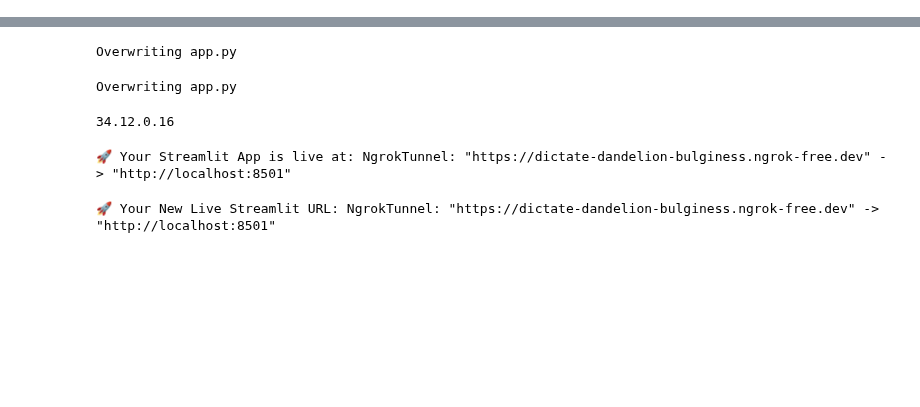
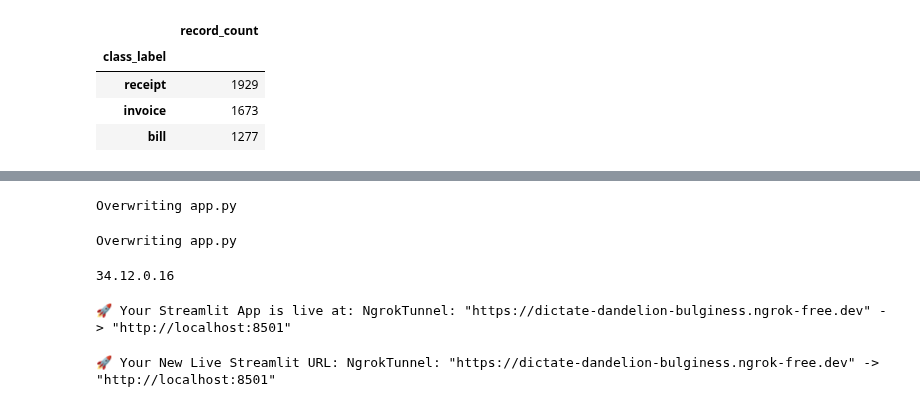
Before and after one commit to Rakesh-S-209/AIML-training-projects, a Jupyter notebook: OCR.ipynb, the cells around one changed output, grey strips where cells are left out. Cells and saved outputs as stored; diff of their text form; code cells hidden in the pictures; blank space fills up the shorter version.

```diff
--- a/OCR.ipynb
+++ b/OCR.ipynb
@@ -197,0 +477,85 @@ Actual Receipt          0             0           200
+# %%
+# ============================================================
+# INTEGRATE RECEIPTS + INVOICES + BILLS
+# Final columns: text, class_label
+# ============================================================
+
+import os
+import re
+import pandas as pd
+from IPython.display import display
+
+# 1. Save receipts variable if present
+if 'prepared_receipts' in globals():
+    df_rec = globals()['prepared_receipts'].copy()
+    if not df_rec.empty:
+        if 'class_label' in df_rec.columns:
+            df_rec['class_label'] = df_rec['class_label'].str.lower()
+        df_rec.to_csv('/content/receipts_prepared.csv', index=False)
+        print("Auto-saved 'prepared_receipts' variable to '/content/receipts_prepared.csv'")
+
+print("=" * 65)
+print("STEP 1: LOADING THE THREE CLASS DATASETS")
+print("=" * 65)
+
+def load_prepared_dataset(variable_name, candidate_files, class_name):
+    existing_df = globals().get(variable_name)
+    if isinstance(existing_df, pd.DataFrame) and not existing_df.empty:
+        print(f"{class_name}: loaded from variable '{variable_name}'")
+        return existing_df.copy()
+    for file_path in candidate_files:
+        if os.path.isfile(file_path):
+            df = pd.read_csv(file_path)
+            if not df.empty:
+                print(f"{class_name}: loaded from {file_path}")
+                return df
+    print(f"WARNING: No dataset found for '{class_name}'.")
+    return pd.DataFrame(columns=["text", "class_label"])
+
+receipts_df = load_prepared_dataset("prepared_receipts", ["/content/receipts_prepared.csv"], "receipts")
+invoices_df = load_prepared_dataset("prepared_invoices", ["/content/invoices_prepared_candidates.csv"], "invoices")
+bills_df = load_prepared_dataset("prepared_bills", ["/content/bills_prepared.csv"], "bills")
+
+# 2. Standardize datasets
+print("\n" + "=" * 65)
+print("STEP 2: VALIDATING COLUMNS AND LABELS")
+print("=" * 65)
+
+def standardize_dataset(df, expected_class):
+    if df.empty:
+        return pd.DataFrame(columns=["text", "class_label"])
+    required_columns = {"text", "class_label"}
+    if not required_columns.issubset(df.columns):
+        df.columns = [c.lower() for c in df.columns]
+    if not required_columns.issubset(df.columns):
+        raise ValueError(f"Dataset for '{expected_class}' is missing columns. Found: {df.columns.tolist()}")
+    df = df[["text", "class_label"]].copy()
+    df["text"] = df["text"].fillna("").astype(str).str.strip()
+    df["class_label"] = df["class_label"].fillna("").astype(str).str.strip().str.lower()
+    df = df[df["text"].ne("")].copy()
+    return df.reset_index(drop=True)
+
+receipts_df = standardize_dataset(receipts_df, "receipt")
+invoices_df = standardize_dataset(invoices_df, "invoice")
+bills_df = standardize_dataset(bills_df, "bill")
+
+print("Receipt records:", len(receipts_df))
+print("Invoice records:", len(invoices_df))
+print("Bill records:", len(bills_df))
+
+# 3. Combine and Deduplicate
+print("\n" + "=" * 65)
+print("STEP 3: COMBINING AND DEDUPLICATING")
+print("=" * 65)
+
+combined_df = pd.concat([receipts_df, invoices_df, bills_df], ignore_index=True)
+combined_df = combined_df.drop_duplicates(subset=["text", "class_label"])
+
+print("Unified dataset shape:", combined_df.shape)
+print("\nClass distribution:")
+display(combined_df["class_label"].value_counts().to_frame("record_count"))
+
+output_path = "/content/combined_document_dataset.csv"
+combined_df.to_csv(output_path, index=False)
+print("\nUnified dataset saved successfully to:", output_path)
+# %% [output]
@@ -197,0 +579,5 @@ Actual Receipt          0             0           200
+|  | record_count |
+| class_label |  |
+| receipt | 1929 |
+| invoice | 1673 |
+| bill | 1277 |
```
Also changed, not shown: parts of 17 cells of this notebook.
